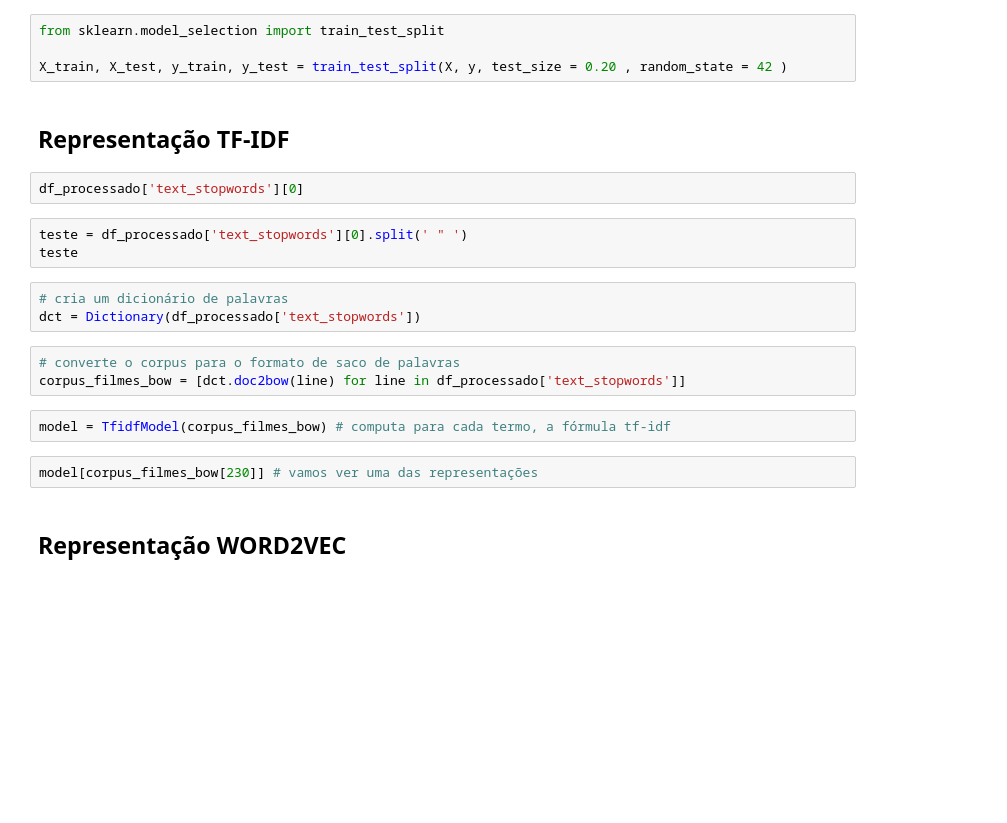
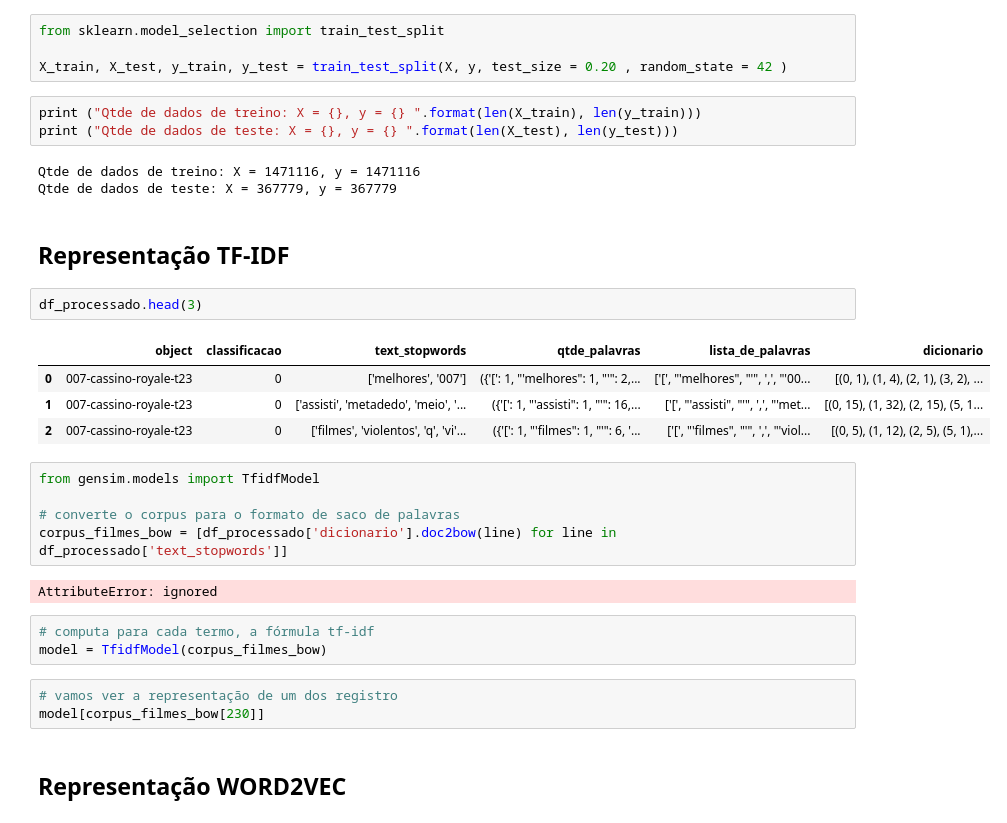
Before and after one commit to hericax/Pos, a Jupyter notebook: projeto_NLP/projeto4_NLP.IPYNB, the cells around one changed output. Saved outputs shown, nothing was run; the diff lists cells and outputs as text; blank space fills up the shorter version.

```diff
--- a/projeto_NLP/projeto4_NLP.IPYNB
+++ b/projeto_NLP/projeto4_NLP.IPYNB
@@ -506,23 +492,34 @@ X = df_processado['text_stopwords']
 from sklearn.model_selection import train_test_split
 
 X_train, X_test, y_train, y_test = train_test_split(X, y, test_size = 0.20 , random_state = 42 )
+# %%
+print ("Qtde de dados de treino: X = {}, y = {} ".format(len(X_train), len(y_train)))
+print ("Qtde de dados de teste: X = {}, y = {} ".format(len(X_test), len(y_test)))
+# %% [output]
+Qtde de dados de treino: X = 1471116, y = 1471116
+Qtde de dados de teste: X = 367779, y = 367779
 # %% [markdown]
 ## Representação TF-IDF
-# %%
-df_processado['text_stopwords'][0]
-# %%
-teste = df_processado['text_stopwords'][0].split(' " ')
-teste
-# %%
-# cria um dicionário de palavras
-dct = Dictionary(df_processado['text_stopwords'])
+# %%
+df_processado.head(3)
+# %% [output]
+|  | object | classificacao | text_stopwords | qtde_palavras | lista_de_palavras | dicionario |
+| 0 | 007-cassino-royale-t23 | 0 | ['melhores', '007'] | ({'[': 1, "'melhores": 1, "'": 2,... | ['[', "'melhores", "'", ',', "'00... | [(0, 1), (1, 4), (2, 1), (3, 2), ... |
+| 1 | 007-cassino-royale-t23 | 0 | ['assisti', 'metadedo', 'meio', '... | ({'[': 1, "'assisti": 1, "'": 16,... | ['[', "'assisti", "'", ',', "'met... | [(0, 15), (1, 32), (2, 15), (5, 1... |
+| 2 | 007-cassino-royale-t23 | 0 | ['filmes', 'violentos', 'q', 'vi'... | ({'[': 1, "'filmes": 1, "'": 6, '... | ['[', "'filmes", "'", ',', "'viol... | [(0, 5), (1, 12), (2, 5), (5, 1),... |
 # %%
+from gensim.models import TfidfModel
+
 # converte o corpus para o formato de saco de palavras
-corpus_filmes_bow = [dct.doc2bow(line) for line in df_processado['text_stopwords']]
+corpus_filmes_bow = [df_processado['dicionario'].doc2bow(line) for line in df_processado['text_stopwords']]
+# %% [output]
+AttributeError: ignored
 # %%
-model = TfidfModel(corpus_filmes_bow) # computa para cada termo, a fórmula tf-idf
+# computa para cada termo, a fórmula tf-idf
+model = TfidfModel(corpus_filmes_bow)
-# %%
-model[corpus_filmes_bow[230]] # vamos ver uma das representações
+# %%
+# vamos ver a representação de um dos registro
+model[corpus_filmes_bow[230]]
 # %% [markdown]
 ## Representação WORD2VEC
 # %%
```
Also changed, not shown: parts of 70 cells of this notebook.
